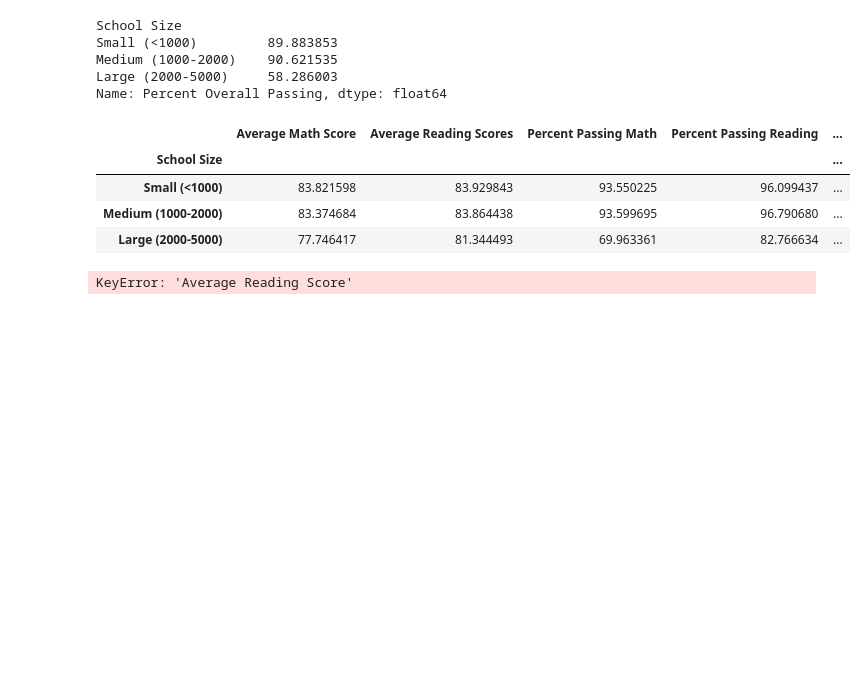
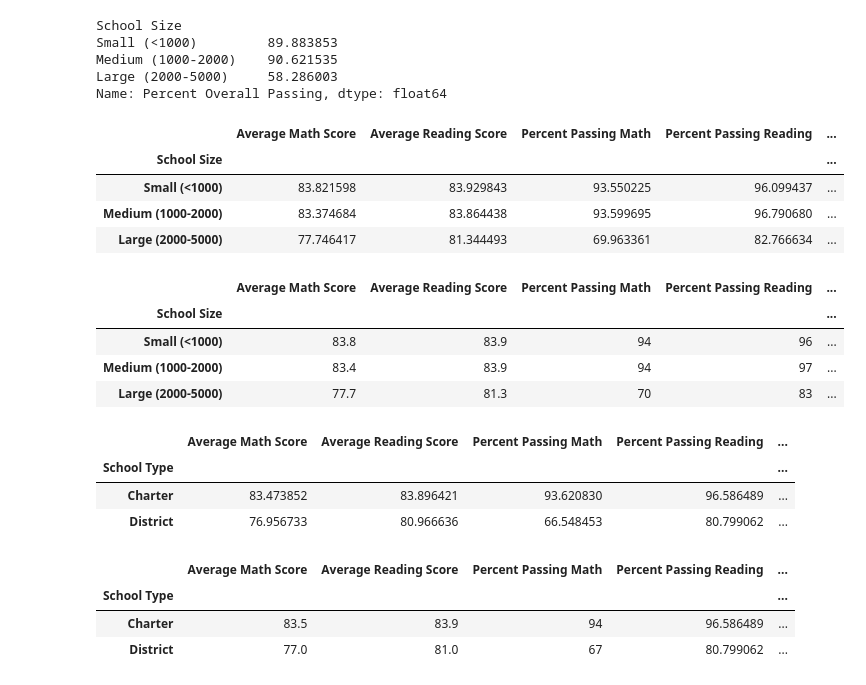
Before and after one commit to allibartlett-27/School_District_Analysis, a Jupyter notebook: PyCitySchools.ipynb, the cells around one changed output. Cells and saved outputs as stored; diff of their text form; code cells hidden in the pictures; blank space fills up the shorter version.

Commit message:
scores by school type

```diff
--- a/PyCitySchools.ipynb
+++ b/PyCitySchools.ipynb
@@ -1061,14 +1061,14 @@ Name: Percent Overall Passing, dtype: float64
 # %%
 # Assemble into DataFrame.
 size_summary_df = pd.DataFrame({
     "Average Math Score": size_math_scores,
-    "Average Reading Scores": size_reading_scores,
+    "Average Reading Score": size_reading_scores,
     "Percent Passing Math": size_passing_math,
     "Percent Passing Reading": size_passing_reading,
     "Percent Overall Passing": size_overall_passing})
 size_summary_df
 # %% [output]
-|  | Average Math Score | Average Reading Scores | Percent Passing Math | Percent Passing Reading | ... |
+|  | Average Math Score | Average Reading Score | Percent Passing Math | Percent Passing Reading | ... |
 | School Size |  |  |  |  | ... |
 | Small (<1000) | 83.821598 | 83.929843 | 93.550225 | 96.099437 | ... |
 | Medium (1000-2000) | 83.374684 | 83.864438 | 93.599695 | 96.790680 | ... |
@@ -1081,4 +1081,8 @@ size_summary_df["Percent Passing Reading"] = size_summary_df["Percent Passing Re
 size_summary_df["Percent Overall Passing"] = size_summary_df["Percent Overall Passing"].map("{:.0f}".format)
 size_summary_df
 # %% [output]
-KeyError: 'Average Reading Score'
+|  | Average Math Score | Average Reading Score | Percent Passing Math | Percent Passing Reading | ... |
+| School Size |  |  |  |  | ... |
+| Small (<1000) | 83.8 | 83.9 | 94 | 96 | ... |
+| Medium (1000-2000) | 83.4 | 83.9 | 94 | 97 | ... |
+| Large (2000-5000) | 77.7 | 81.3 | 70 | 83 | ... |
@@ -1084,0 +1100,33 @@ KeyError: 'Average Reading Score'
+# %%
+# Assemble into DataFrame.
+type_summary_df = pd.DataFrame({
+          "Average Math Score" : type_math_scores,
+          "Average Reading Score": type_reading_scores,
+          "Percent Passing Math": type_passing_math,
+          "Percent Passing Reading": type_passing_reading,
+          "Percent Overall Passing": type_overall_passing})
+
+type_summary_df
+# %% [output]
+|  | Average Math Score | Average Reading Score | Percent Passing Math | Percent Passing Reading | ... |
+| School Type |  |  |  |  | ... |
+| Charter | 83.473852 | 83.896421 | 93.620830 | 96.586489 | ... |
+| District | 76.956733 | 80.966636 | 66.548453 | 80.799062 | ... |
+# %%
+# Formatting
+type_summary_df["Average Math Score"] = type_summary_df["Average Math Score"].map("{:.1f}".format)
+
+type_summary_df["Average Reading Score"] = type_summary_df["Average Reading Score"].map("{:.1f}".format)
+
+type_summary_df["Percent Passing Math"] = type_summary_df["Percent Passing Math"].map("{:.0f}".format)
+
+type_summary_df["Percent Percent Passing Reading"] = type_summary_df["Percent Passing Reading"].map("{:.0f}".format)
+
+type_summary_df["Percent Overall Passing"] = type_summary_df["Percent Overall Passing"].map("{:.0f}".format)
+
+type_summary_df
+# %% [output]
+|  | Average Math Score | Average Reading Score | Percent Passing Math | Percent Passing Reading | ... |
+| School Type |  |  |  |  | ... |
+| Charter | 83.5 | 83.9 | 94 | 96.586489 | ... |
+| District | 77.0 | 81.0 | 67 | 80.799062 | ... |
```
Also changed, not shown: parts of 1 cell of this notebook.
